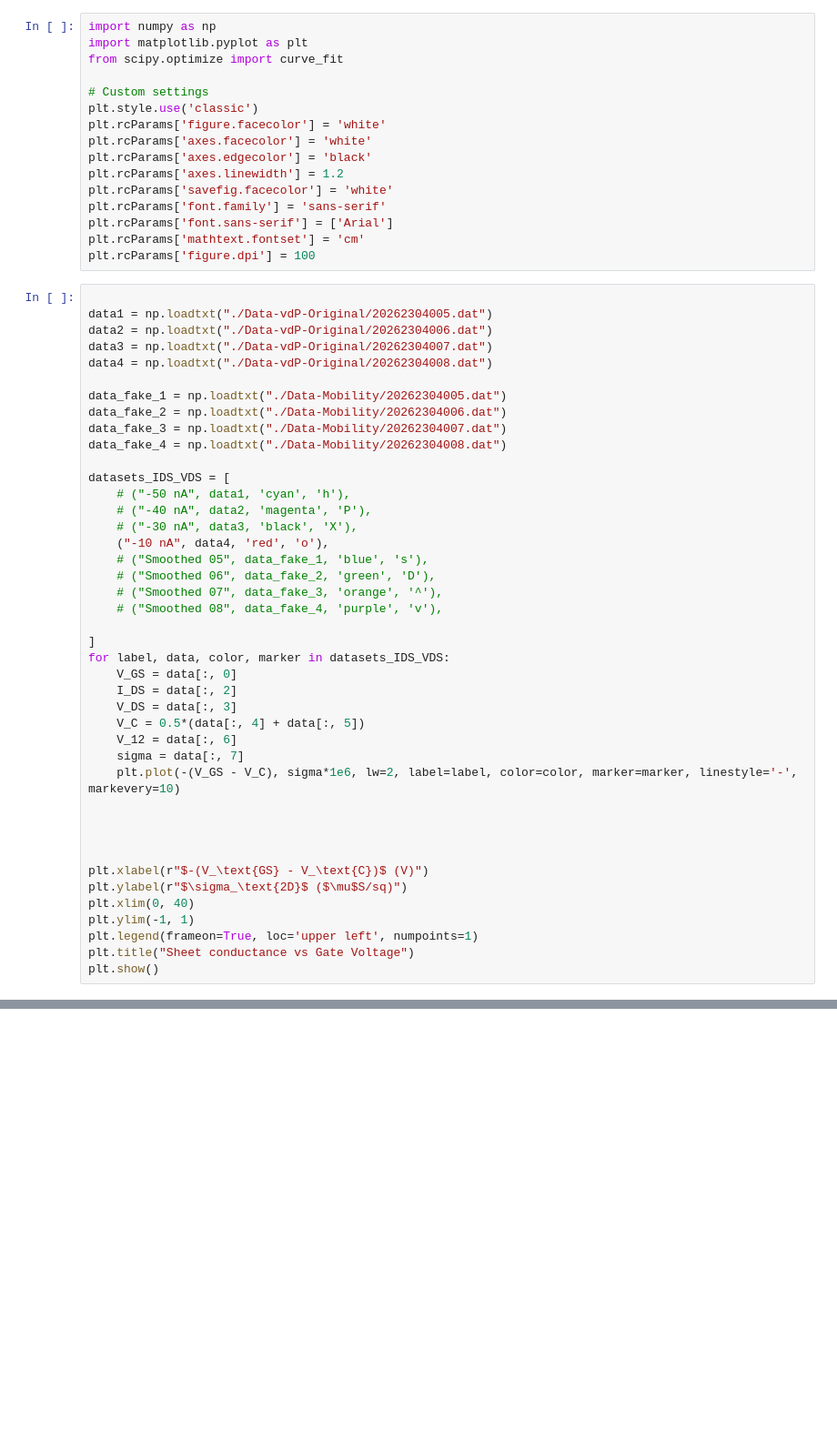
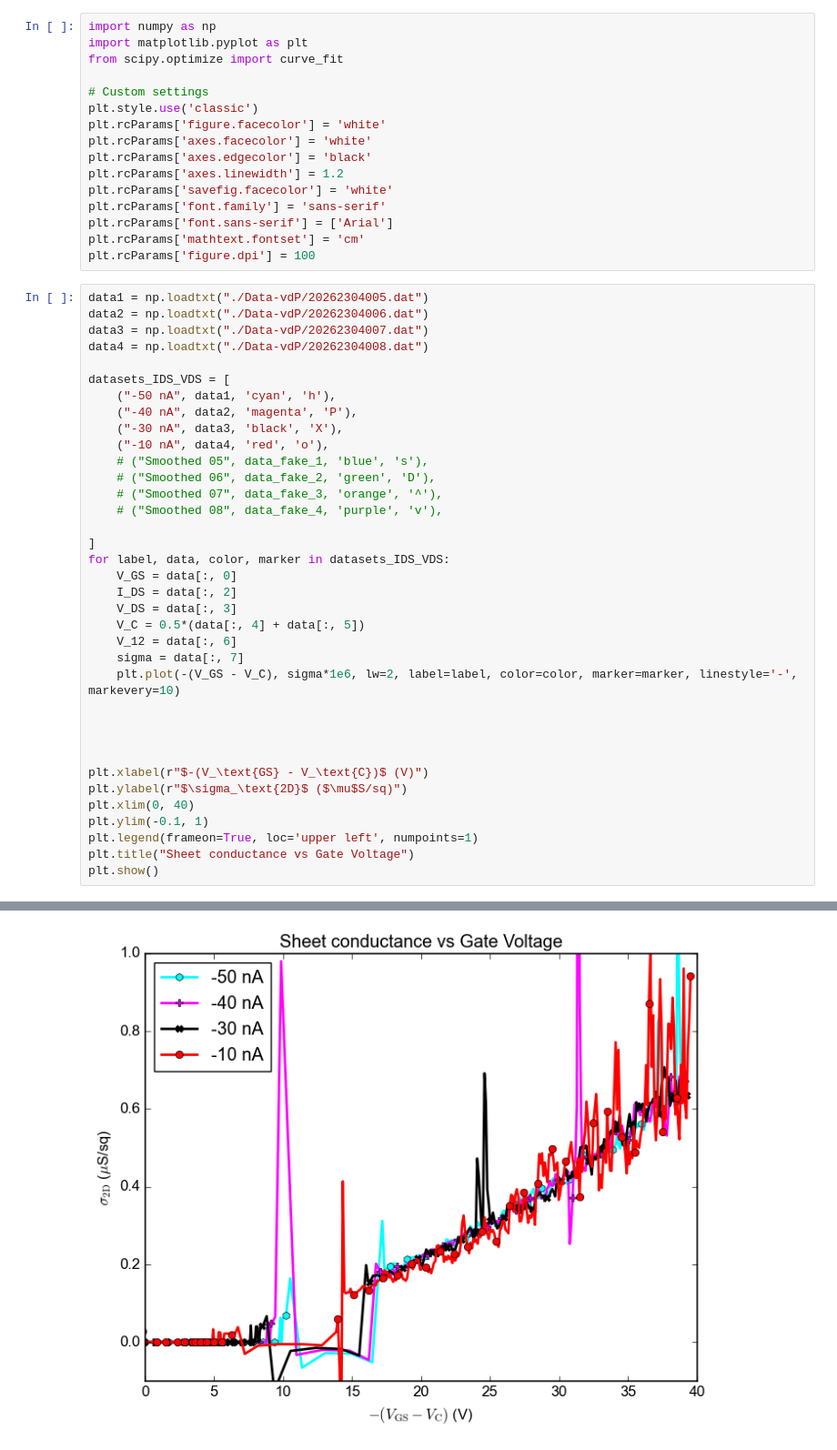
Before and after one commit to phamtrungkien8904/BachelorThesis, a Jupyter notebook: PS-cook/mobility.ipynb, the cells around one changed output, grey strips where cells are left out. Shown at 91% size. Drawn from its saved outputs; the diff is of its cells as text; blank space fills up the shorter version.

```diff
--- a/PS-cook/mobility.ipynb
+++ b/PS-cook/mobility.ipynb
@@ -15,21 +15,15 @@ plt.rcParams['font.sans-serif'] = ['Arial']
 plt.rcParams['mathtext.fontset'] = 'cm'
 plt.rcParams['figure.dpi'] = 100
 # %%
-
-data1 = np.loadtxt("./Data-vdP-Original/20262304005.dat")
-data2 = np.loadtxt("./Data-vdP-Original/20262304006.dat")
-data3 = np.loadtxt("./Data-vdP-Original/20262304007.dat")
-data4 = np.loadtxt("./Data-vdP-Original/20262304008.dat")
-
-data_fake_1 = np.loadtxt("./Data-Mobility/20262304005.dat")
-data_fake_2 = np.loadtxt("./Data-Mobility/20262304006.dat")
-data_fake_3 = np.loadtxt("./Data-Mobility/20262304007.dat")
-data_fake_4 = np.loadtxt("./Data-Mobility/20262304008.dat")
+data1 = np.loadtxt("./Data-vdP/20262304005.dat")
+data2 = np.loadtxt("./Data-vdP/20262304006.dat")
+data3 = np.loadtxt("./Data-vdP/20262304007.dat")
+data4 = np.loadtxt("./Data-vdP/20262304008.dat")
 
 datasets_IDS_VDS = [
-    # ("-50 nA", data1, 'cyan', 'h'),
-    # ("-40 nA", data2, 'magenta', 'P'),
-    # ("-30 nA", data3, 'black', 'X'),
+    ("-50 nA", data1, 'cyan', 'h'),
+    ("-40 nA", data2, 'magenta', 'P'),
+    ("-30 nA", data3, 'black', 'X'),
     ("-10 nA", data4, 'red', 'o'),
     # ("Smoothed 05", data_fake_1, 'blue', 's'),
     # ("Smoothed 06", data_fake_2, 'green', 'D'),
@@ -52,7 +46,7 @@ for label, data, color, marker in datasets_IDS_VDS:
 plt.xlabel(r"$-(V_\text{GS} - V_\text{C})$ (V)")
 plt.ylabel(r"$\sigma_\text{2D}$ ($\mu$S/sq)")
 plt.xlim(0, 40)
-plt.ylim(-1, 1)
+plt.ylim(-0.1, 1)
 plt.legend(frameon=True, loc='upper left', numpoints=1)
 plt.title("Sheet conductance vs Gate Voltage")
 plt.show()
@@ -61 +54,2 @@ FileNotFoundError: ./Data-Mobility/20262304005.dat not found.
+[figure, added]
 # %%
```
Also changed, not shown: parts of 4 cells of this notebook, 4 other files.
